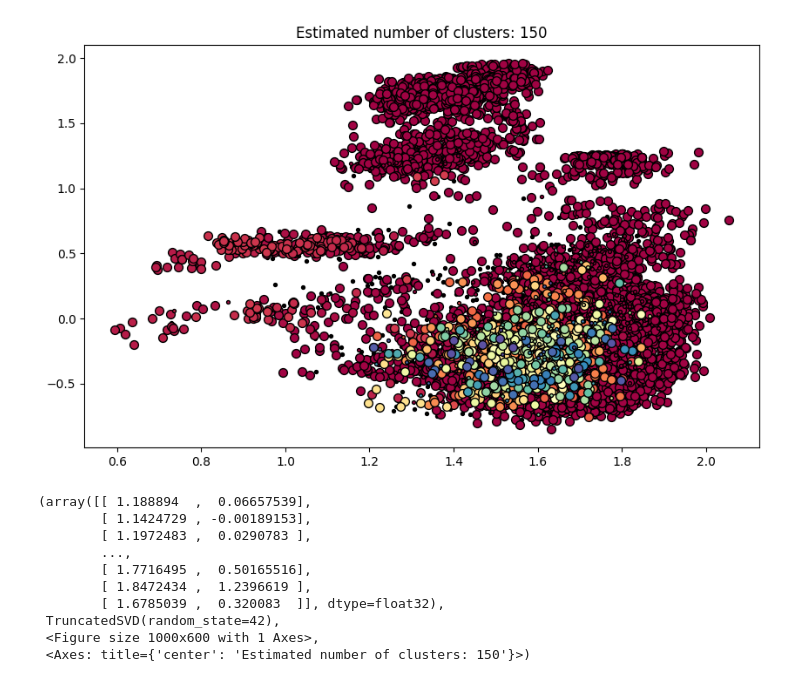
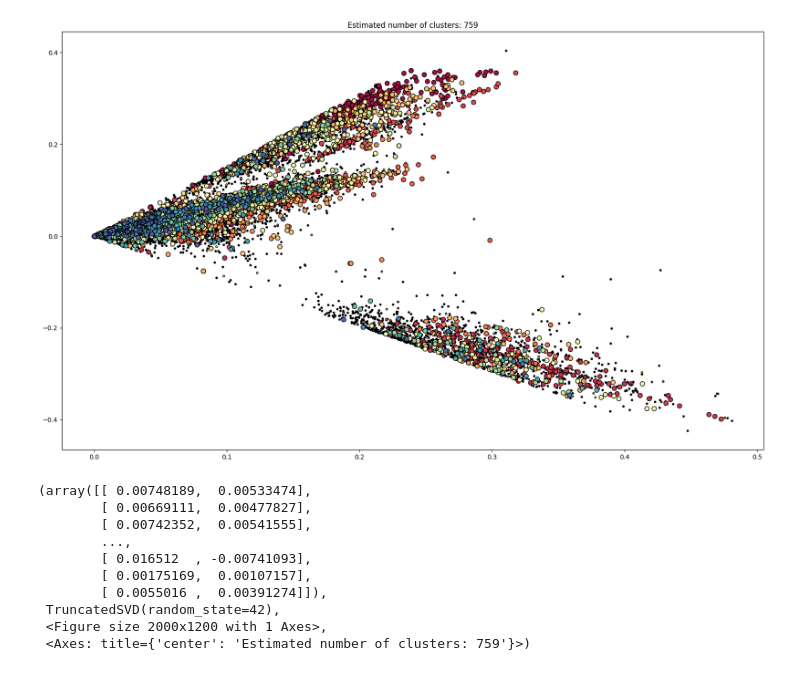
Before and after one commit to HoangTrungHieuUCLL/DataVisualisation_2025-2026_FOOD_teamF3, a Jupyter notebook: shiny-with-python/dashboard-tips/food_products_clustering.ipynb, the cells around one changed output. Cells and saved outputs as stored; diff of their text form; code cells hidden in the pictures.

```diff
--- a/shiny-with-python/dashboard-tips/food_products_clustering.ipynb
+++ b/shiny-with-python/dashboard-tips/food_products_clustering.ipynb
@@ -0,0 +218,10 @@
+# %%
+def remove_one_letter_words(text):
+    if not isinstance(text, str):
+        return text
+    tokens = text.split()
+    tokens = [t for t in tokens if len(t) > 1]
+    return ' '.join(tokens)
+
+# Apply to the latest cleaned column and produce a new column without one-letter words.
+df['concat_text_7'] = df['concat_text_6'].astype(str).apply(remove_one_letter_words).apply(_dedupe_words)
@@ -124,15 +237,0 @@ scaled_numeric_vectors = scaler.fit_transform(source_data_copy[NUMERIC_COLS])
-# %%
-from sentence_transformers import SentenceTransformer
-model = SentenceTransformer("sentence-transformers/all-MiniLM-L6-v2")
-
-for col in TEXT_COLS:
-    source_data_copy[col] = source_data_copy[col].fillna("")
-
-embeddings_list = []
-
-for col in TEXT_COLS:
-    print(f"Encoding column: {col}")
-    emb = model.encode(source_data_copy[col].tolist(), normalize_embeddings=True)
-    embeddings_list.append(emb)
-
-combined_embeddings = np.hstack(embeddings_list)
@@ -152,9 +238,12 @@ combined_vectors = hstack([tfidf_vectors, csr_matrix(scaled_numeric_vectors)])
+# %%
+tfidf_vectorizer = TfidfVectorizer(use_idf=True)
+tfidf_vectors = tfidf_vectorizer.fit_transform(df['concat_text_7'])
 # %%
 dbscan = DBSCAN(eps=0.3, min_samples=3, metric='cosine') # Using cosine distance for better text vector comparison
 
 # Fit DBSCAN on the TF-IDF matrix (one row per product) and save labels to product_text
-labels = dbscan.fit_predict(combined_embeddings)
-source_data_copy['cluster_id'] = labels
+labels = dbscan.fit_predict(tfidf_vectors)
+df['cluster_id'] = labels
 
 n_clusters = len(set(labels)) - (1 if -1 in labels else 0)
 nonly_noise = list(labels).count(-1)
@@ -223,25 +328,27 @@ def plot_dbscan_svd(tfidf_matrix,
     plt.show()
     return coords_2d, svd, fig, ax
 # %%
-plot_dbscan_svd(combined_embeddings,
+
+import numpy as np
+plot_dbscan_svd(tfidf_vectors,
                 labels,
                 dbscan,
                 2,
-                (10, 6),
+                (20, 12),
                 50,
                 8,
                 False,
                 None
 )
 # %% [output]
-[figure, old version]
+[figure, new version]
-(array([[ 1.188894  ,  0.06657539],
-        [ 1.1424729 , -0.00189153],
-        [ 1.1972483 ,  0.0290783 ],
+(array([[ 0.00748189,  0.00533474],
+        [ 0.00669111,  0.00477827],
+        [ 0.00742352,  0.00541555],
         ...,
-        [ 1.7716495 ,  0.50165516],
-        [ 1.8472434 ,  1.2396619 ],
-        [ 1.6785039 ,  0.320083  ]], dtype=float32),
+        [ 0.016512  , -0.00741093],
+        [ 0.00175169,  0.00107157],
+        [ 0.0055016 ,  0.00391274]]),
  TruncatedSVD(random_state=42),
- <Figure size 1000x600 with 1 Axes>,
- <Axes: title={'center': 'Estimated number of clusters: 150'}>)
+ <Figure size 2000x1200 with 1 Axes>,
+ <Axes: title={'center': 'Estimated number of clusters: 759'}>)
```
Also changed, not shown: parts of 42 cells of this notebook, 6 other files.
